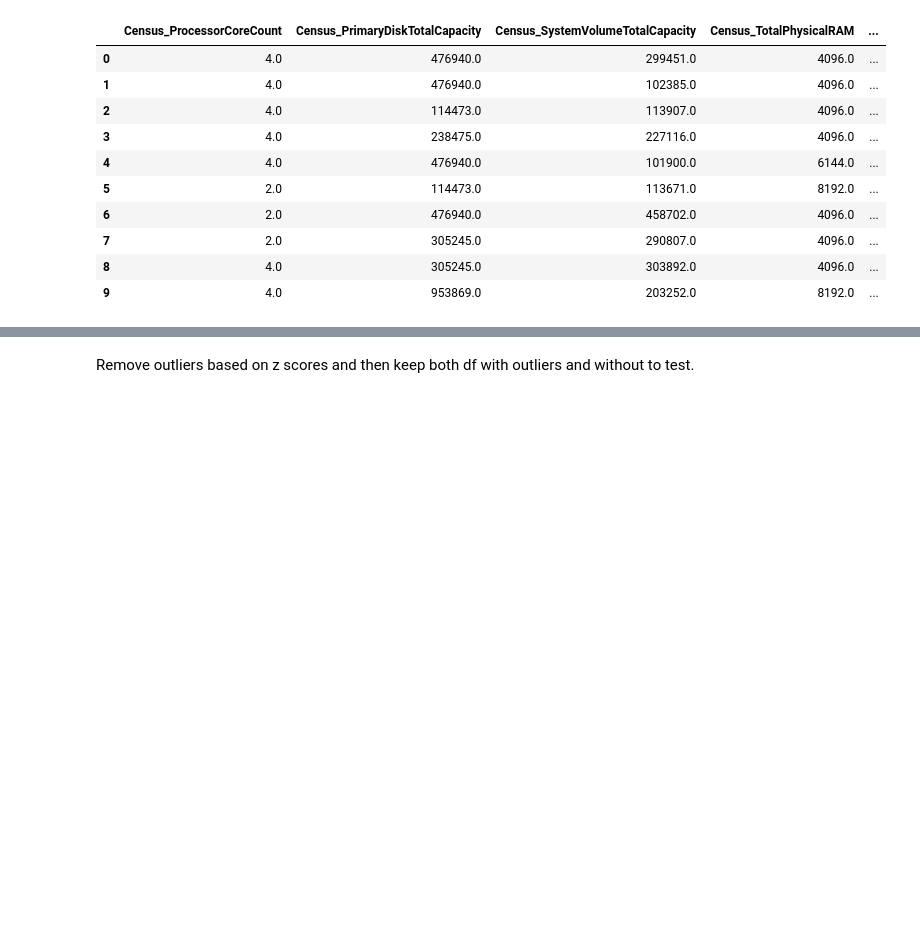
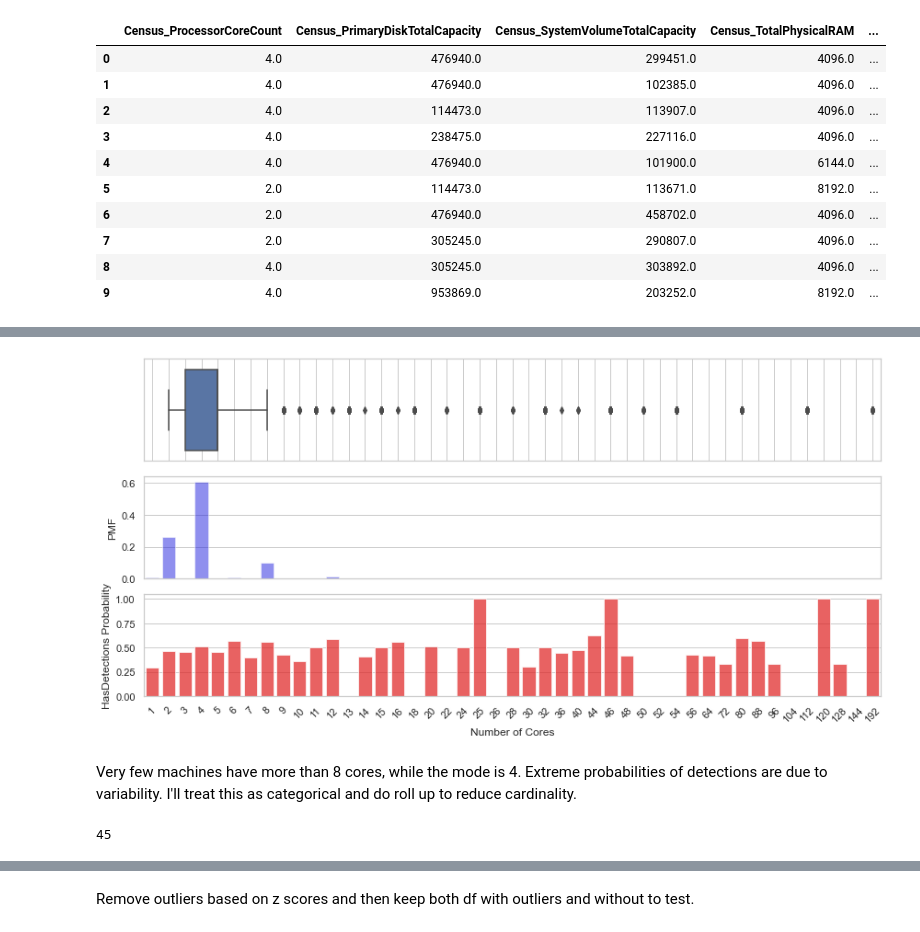
Before and after one commit to marco-riva/Capstone_2, a Jupyter notebook: notebooks/EDA.ipynb, the cells around one changed output, grey strips where cells are left out. Cells and saved outputs as stored; diff of their text form; code cells hidden in the pictures; blank space fills up the shorter version.

```diff
--- a/notebooks/EDA.ipynb
+++ b/notebooks/EDA.ipynb
@@ -134,0 +115,46 @@ plt.xlabel('Diagonal Display Size (in)');
+# %%
+CoreCount_prob = pd.DataFrame(df['Census_ProcessorCoreCount'].value_counts(normalize=True)).reset_index()
+CoreCount_prob.columns = ['Core', 'Probability']
+CoreCount_HasDetections_prob = df.groupby('Census_ProcessorCoreCount')['HasDetections'].mean().reset_index()
+CoreCount_HasDetections_prob.columns = ['Core', 'HasDetections']
+CoreCount_HasDetections_prob.head()
+
+CoreCount_prob = CoreCount_prob.merge(CoreCount_HasDetections_prob,
+                     left_on='Core',
+                     right_on='Core')
+CoreCount_prob.Core = CoreCount_prob.Core.astype('int')
+# %%
+fig, axes = plt.subplots(3, 1, figsize=(12, 6), sharex=True)
+
+sns.boxplot(ax=axes[0],
+             x='Census_ProcessorCoreCount',
+             data=df)
+axes[0].set_xlabel('');
+
+sns.barplot(ax=axes[1],
+            x='Core',
+            y='Probability',
+            data=CoreCount_prob,
+            color='blue',
+            alpha=0.5)
+axes[1].set_xlabel('')
+axes[1].set_ylabel('PMF')
+
+sns.barplot(ax=axes[2],
+            x='Core',
+            y='HasDetections',
+            data=CoreCount_prob,
+            color='red',
+            alpha=0.7)
+axes[2].set_xlabel('Number of Cores');
+axes[2].set_ylabel('HasDetections Probability')
+axes[2].set_xticklabels(axes[2].get_xticklabels(), rotation=45, horizontalalignment='center')
+plt.tight_layout()
+# %% [output]
+[figure, added]
+# %% [markdown]
+Very few machines have more than 8 cores, while the mode is 4. Extreme probabilities of detections are due to variability. I'll treat this as categorical and do roll up to reduce cardinality.
+# %%
+df['Census_ProcessorCoreCount'].nunique()
+# %% [output]
+45
```
Also changed, not shown: parts of 91 cells of this notebook.
